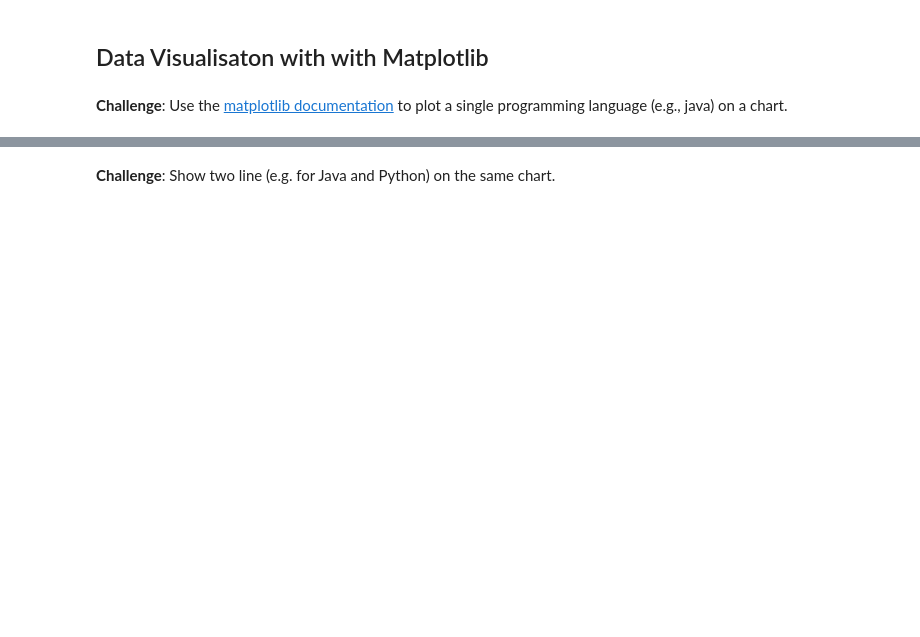
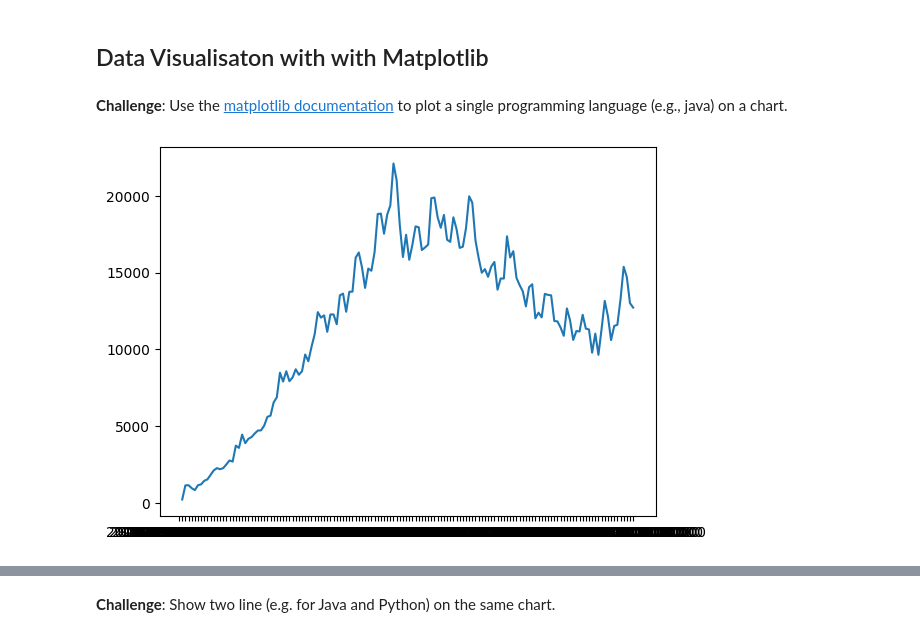
Before and after one commit to K-Musty/100-days_of_code, a Jupyter notebook: 72-day/Programming_Languages.ipynb, the cells around one changed output, grey strips where cells are left out. Cells and saved outputs as stored; diff of their text form; code cells hidden in the pictures; blank space fills up the shorter version.

Commit message:
Day72: Plotting charts using matplotlib

```diff
--- a/72-day/Programming_Languages.ipynb
+++ b/72-day/Programming_Languages.ipynb
@@ -226,3 +185,0 @@ dtype: int64
-# %%
-reshaped_data.fillna(0, inplace=True)
-reshaped_data.head()
@@ -237,3 +185,0 @@ reshaped_data.head()
-# %%
-reshaped_data = reshaped_data.fillna(0)
-reshaped_data.head()
@@ -253,3 +187,8 @@ np.False_
 ## Data Visualisaton with with Matplotlib
 # %% [markdown]
 **Challenge**: Use the [matplotlib documentation](https://matplotlib.org/3.2.1/api/_as_gen/matplotlib.pyplot.plot.html#matplotlib.pyplot.plot) to plot a single programming language (e.g., java) on a chart.
+# %%
+plt.plot(reshaped_data.index, reshaped_data['java'])
+plt.show()
+# %% [output]
+[figure, added]
```
Also changed, not shown: parts of 10 cells of this notebook.
